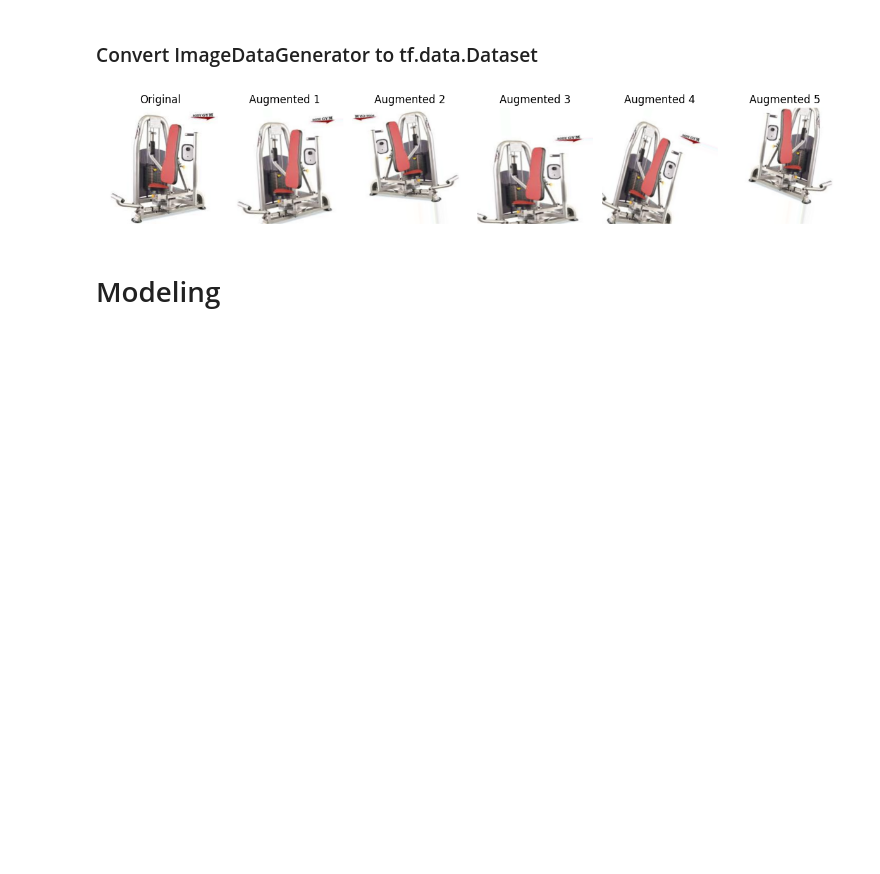
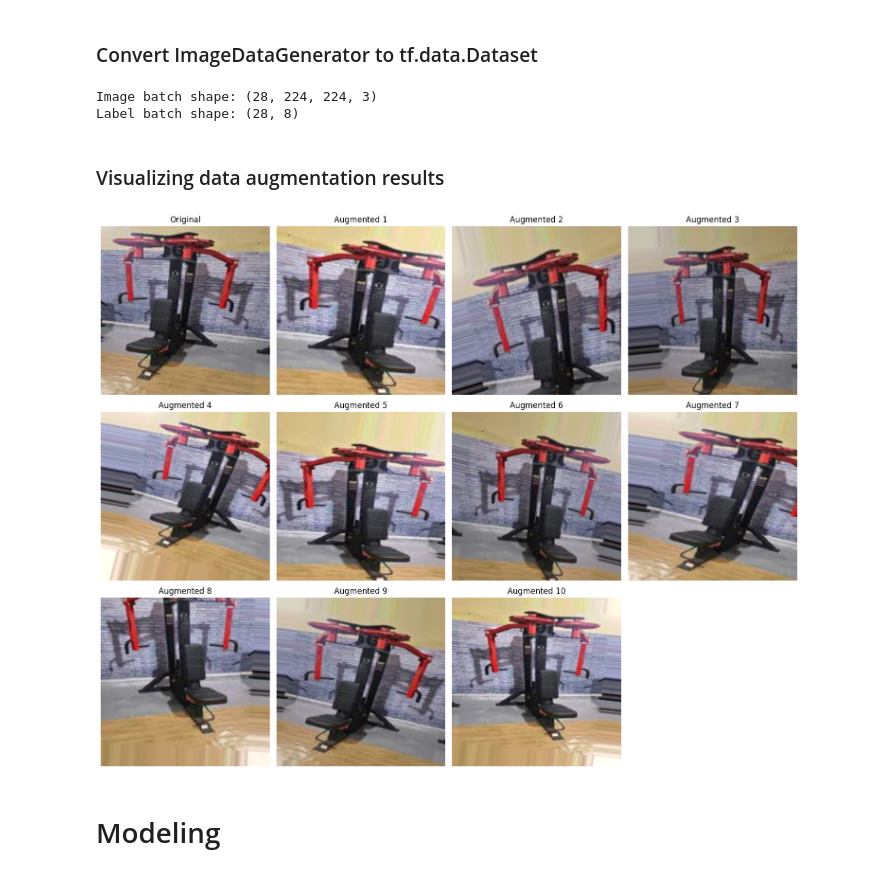
Before and after one commit to dejavucapstone/machine-learning-model, a Jupyter notebook: notebooks/modeling.ipynb, the cells around one changed output. Cells and saved outputs as stored; diff of their text form; code cells hidden in the pictures; blank space fills up the shorter version.

```diff
--- a/notebooks/modeling.ipynb
+++ b/notebooks/modeling.ipynb
@@ -25,16 +23,20 @@ IMG_WIDTH = 224
 # %% [markdown]
 # Dataset Preprocessing
 # %%
+# Rescaling pixel values to [0, 1] for normalization
 dataRescale = ImageDataGenerator(rescale=1./255)
+
+# Augmenting training data with transformations
 dataAugment = ImageDataGenerator(
     rescale=1./255,
-    rotation_range=20,
+    rotation_range=15,
     width_shift_range=0.2,
     height_shift_range=0.2,
     shear_range=0.2,
     zoom_range=0.2,
     horizontal_flip=True,
-    fill_mode='nearest'
+    fill_mode='nearest',
+    brightness_range=(0.7, 1.2),
 )
 # %% [markdown]
 ### Load and apply preprocessing
@@ -100,34 +98,44 @@ test_dataset = test_dataset.prefetch(buffer_size=tf.data.experimental.AUTOTUNE)
+# %%
+# Displaying a batch of data from the training dataset
+for images, labels in train_dataset.take(1):
+    print("Image batch shape:", images.shape)
+    print("Label batch shape:", labels.shape)
+# %% [output]
+Image batch shape: (28, 224, 224, 3)
+Label batch shape: (28, 8)
+# %% [markdown]
+### Visualizing data augmentation results
 # %%
 # Augmented sample
-image = load_img('../dataset/train/Chest Fly Machine/google_0056_jpg.rf.cb67f38b9d146a379485175251fd3bda.jpg', target_size=(IMG_HEIGHT, IMG_WIDTH))
+image = load_img('../dataset/train/Chest Fly Machine/train_chest_fly_machine12.jpg', target_size=(IMG_HEIGHT, IMG_WIDTH))
 image_array = img_to_array(image)
-plt.figure(figsize=(12, 6))
+plt.figure(figsize=(15, 12))
 
 # Show the original image
-plt.subplot(1, 6, 1)
+plt.subplot(3, 4, 1)
 plt.imshow(image_array.astype('uint8'))
 plt.title("Original")
 plt.axis('off')
 
 # Prepare the image for augmentation
 image_array = np.expand_dims(image_array, axis=0)
 
 # Generate augmented images
 augmented_images = dataAugment.flow(image_array, batch_size=1)
 
 # Plot augmented images
-for i in range(5):
+for i in range(10):
     augmented_image_array = next(augmented_images)[0]
-    augmented_image_array = np.clip(augmented_image_array, 0, 1)  # Ensure values stay in range
-    plt.subplot(1, 6, i + 2)
+    augmented_image_array = np.clip(augmented_image_array, 0, 1)
+    plt.subplot(3, 4, i + 2)
     plt.imshow(augmented_image_array)
     plt.title(f"Augmented {i+1}")
     plt.axis('off')
 
 plt.tight_layout()
 plt.show()
 # %% [output]
-[figure, old version]
+[figure, new version]
 # %% [markdown]
 # Modeling
 # %%
```
Also changed, not shown: parts of 18 cells of this notebook, 5 other files.
